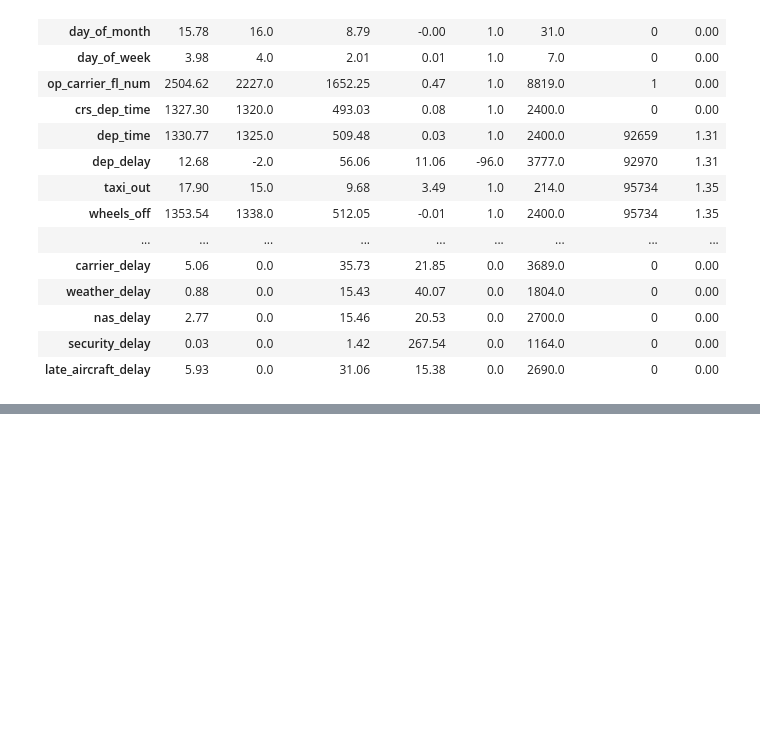
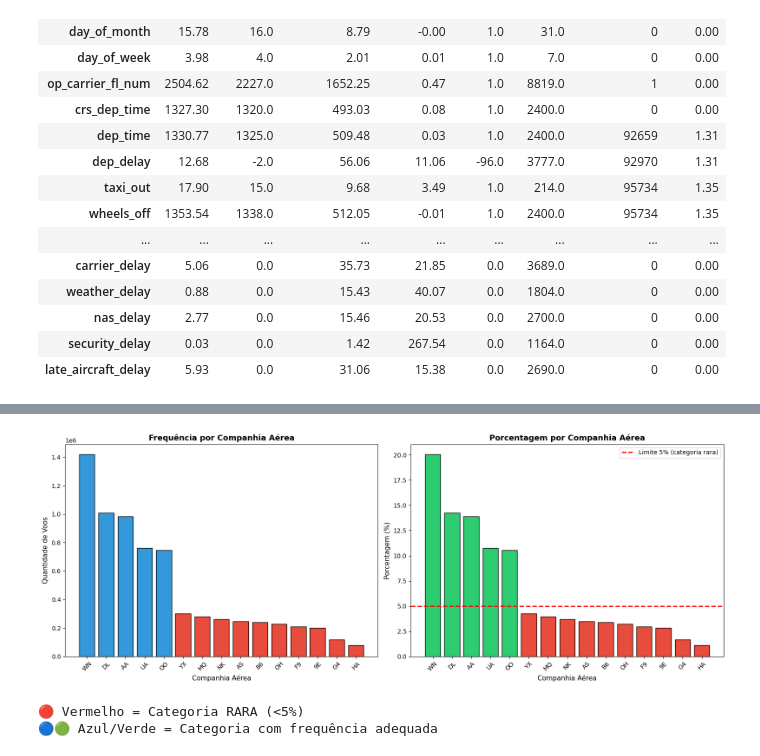
Before and after one commit to lrfurst/Hackathon2025, a Jupyter notebook: datascience/1_eda/notebooks/2_analise-univeriadas@higor.ipynb, the cells around one changed output, grey strips where cells are left out. Saved outputs shown, nothing was run; the diff lists cells and outputs as text; code cells hidden in the pictures; blank space fills up the shorter version.

```diff
--- a/datascience/1_eda/notebooks/2_analise-univeriadas@higor.ipynb
+++ b/datascience/1_eda/notebooks/2_analise-univeriadas@higor.ipynb
@@ -269,0 +394,39 @@ resumo.round(2)
+# %%
+# graficos de barras para frequencias
+# grafico de companhias aereas
+
+fig, axes = plt.subplots(1, 2, figsize=(16, 6))
+
+# Dados
+freq = df['op_unique_carrier'].value_counts()
+pct = df['op_unique_carrier'].value_counts(normalize=True) * 100
+
+# Gráfico de barras - Frequência
+ax1 = axes[0]
+cores = ['#e74c3c' if pct[cat] < 5 else '#3498db' for cat in freq.index]
+barras = ax1.bar(freq.index, freq.values, color=cores, edgecolor='black')
+ax1.set_xlabel('Companhia Aérea', fontsize=11)
+ax1.set_ylabel('Quantidade de Voos', fontsize=11)
+ax1.set_title('Frequência por Companhia Aérea', fontsize=13, fontweight='bold')
+ax1.tick_params(axis='x', rotation=45)
+
+# Gráfico de barras - Porcentagem
+ax2 = axes[1]
+cores = ['#e74c3c' if p < 5 else '#2ecc71' for p in pct.values]
+barras = ax2.bar(pct.index, pct.values, color=cores, edgecolor='black')
+ax2.set_xlabel('Companhia Aérea', fontsize=11)
+ax2.set_ylabel('Porcentagem (%)', fontsize=11)
+ax2.set_title('Porcentagem por Companhia Aérea', fontsize=13, fontweight='bold')
+ax2.axhline(y=5, color='red', linestyle='--', linewidth=2, label='Limite 5% (categoria rara)')
+ax2.legend()
+ax2.tick_params(axis='x', rotation=45)
+
+plt.tight_layout()
+plt.show()
+
+print("\n🔴 Vermelho = Categoria RARA (<5%)")
+print("🔵🟢 Azul/Verde = Categoria com frequência adequada")
+# %% [output]
+[figure, added]
+🔴 Vermelho = Categoria RARA (<5%)
+🔵🟢 Azul/Verde = Categoria com frequência adequada
```
Also changed, not shown: parts of 16 cells of this notebook.
